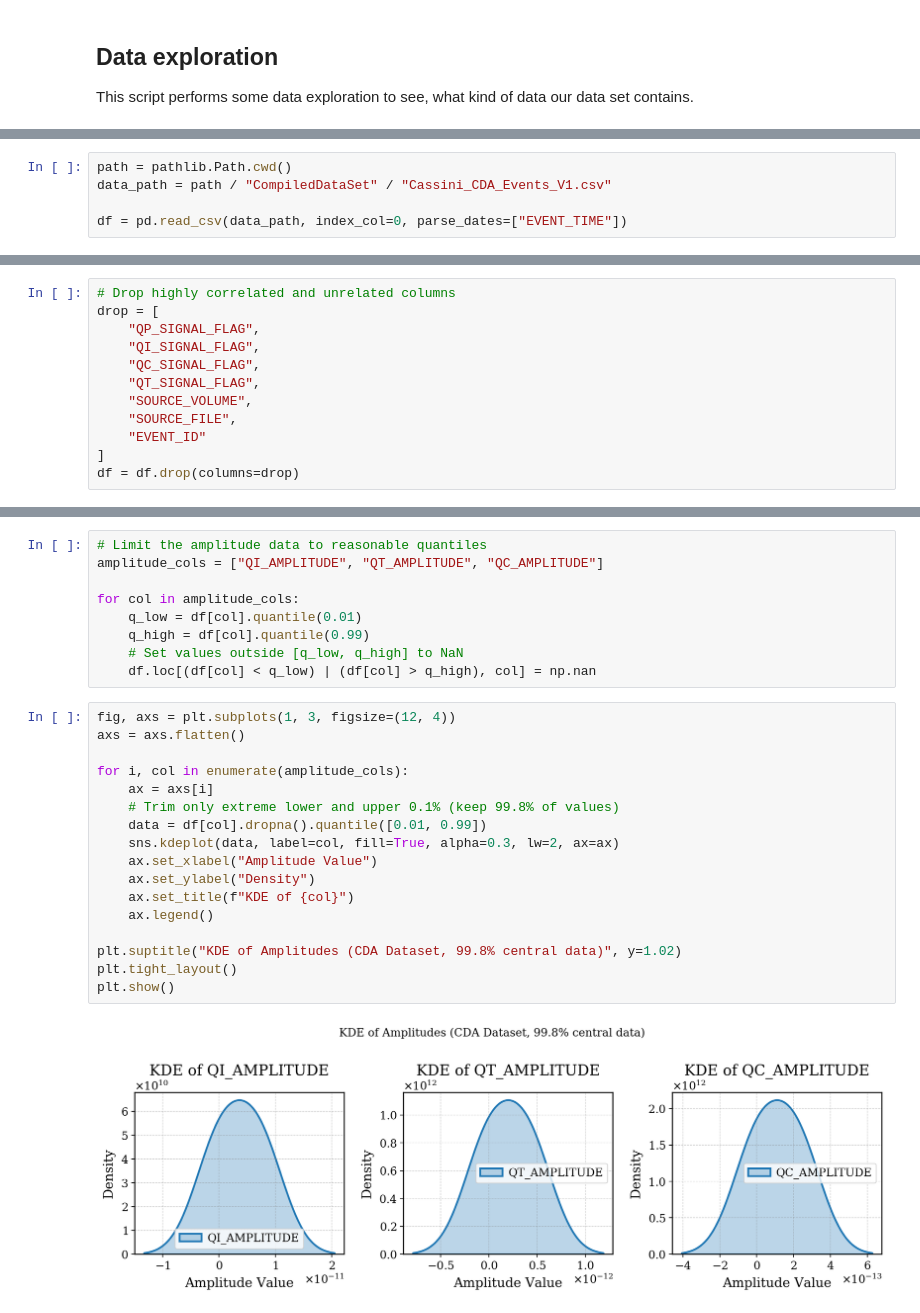
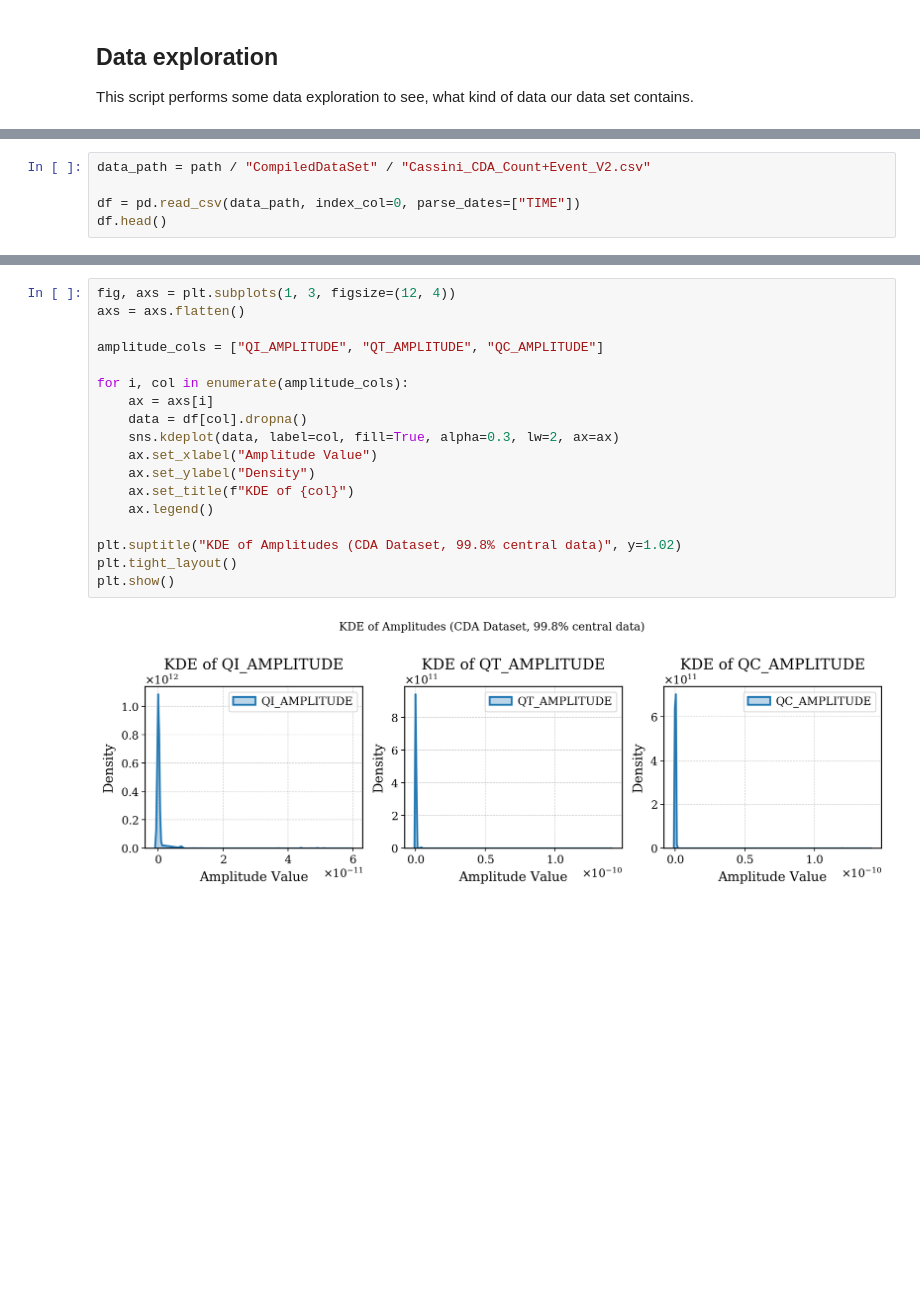
Before and after one commit to CaptainNikon/Enceladus-Plume-Detector-ML, a Jupyter notebook: 02_DataPreparation.ipynb, the cells around one changed output, grey strips where cells are left out. Drawn from its saved outputs; the diff is of its cells as text; blank space fills up the shorter version.

Commit message:
Included counts, refined data merging, data coverage evaluation

```diff
--- a/02_DataPreparation.ipynb
+++ b/02_DataPreparation.ipynb
@@ -15,5 +18,5 @@ from config import *
 # %%
-path = pathlib.Path.cwd()
-data_path = path / "CompiledDataSet" / "Cassini_CDA_Events_V1.csv"
+data_path = path / "CompiledDataSet" / "Cassini_CDA_Count+Event_V2.csv"
 
-df = pd.read_csv(data_path, index_col=0, parse_dates=["EVENT_TIME"])
+df = pd.read_csv(data_path, index_col=0, parse_dates=["TIME"])
+df.head()
@@ -20,12 +30,0 @@ df = pd.read_csv(data_path, index_col=0, parse_dates=["EVENT_TIME"])
-# %%
-# Drop highly correlated and unrelated columns
-drop = [
-    "QP_SIGNAL_FLAG",
-    "QI_SIGNAL_FLAG",
-    "QC_SIGNAL_FLAG",
-    "QT_SIGNAL_FLAG",
-    "SOURCE_VOLUME",
-    "SOURCE_FILE",
-    "EVENT_ID"
-]
-df = df.drop(columns=drop)
@@ -41,28 +31,20 @@ df.head()
-# %%
-# Limit the amplitude data to reasonable quantiles
-amplitude_cols = ["QI_AMPLITUDE", "QT_AMPLITUDE", "QC_AMPLITUDE"]
-
-for col in amplitude_cols:
-    q_low = df[col].quantile(0.01)
-    q_high = df[col].quantile(0.99)
-    # Set values outside [q_low, q_high] to NaN
-    df.loc[(df[col] < q_low) | (df[col] > q_high), col] = np.nan
 # %%
 fig, axs = plt.subplots(1, 3, figsize=(12, 4))
 axs = axs.flatten()
 
+amplitude_cols = ["QI_AMPLITUDE", "QT_AMPLITUDE", "QC_AMPLITUDE"]
+
 for i, col in enumerate(amplitude_cols):
     ax = axs[i]
-    # Trim only extreme lower and upper 0.1% (keep 99.8% of values)
-    data = df[col].dropna().quantile([0.01, 0.99])
+    data = df[col].dropna()
     sns.kdeplot(data, label=col, fill=True, alpha=0.3, lw=2, ax=ax)
     ax.set_xlabel("Amplitude Value")
     ax.set_ylabel("Density")
     ax.set_title(f"KDE of {col}")
     ax.legend()
 
 plt.suptitle("KDE of Amplitudes (CDA Dataset, 99.8% central data)", y=1.02)
 plt.tight_layout()
 plt.show()
 # %% [output]
-[figure, old version]
+[figure, new version]
```
Also changed, not shown: parts of 8 cells of this notebook, 9 other files.
